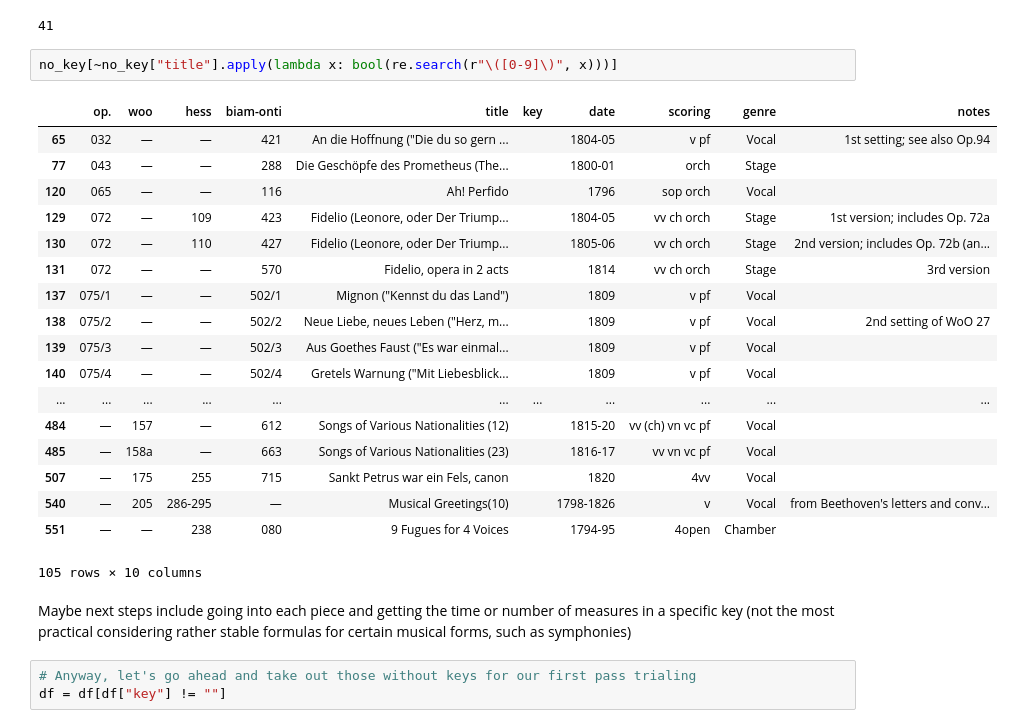
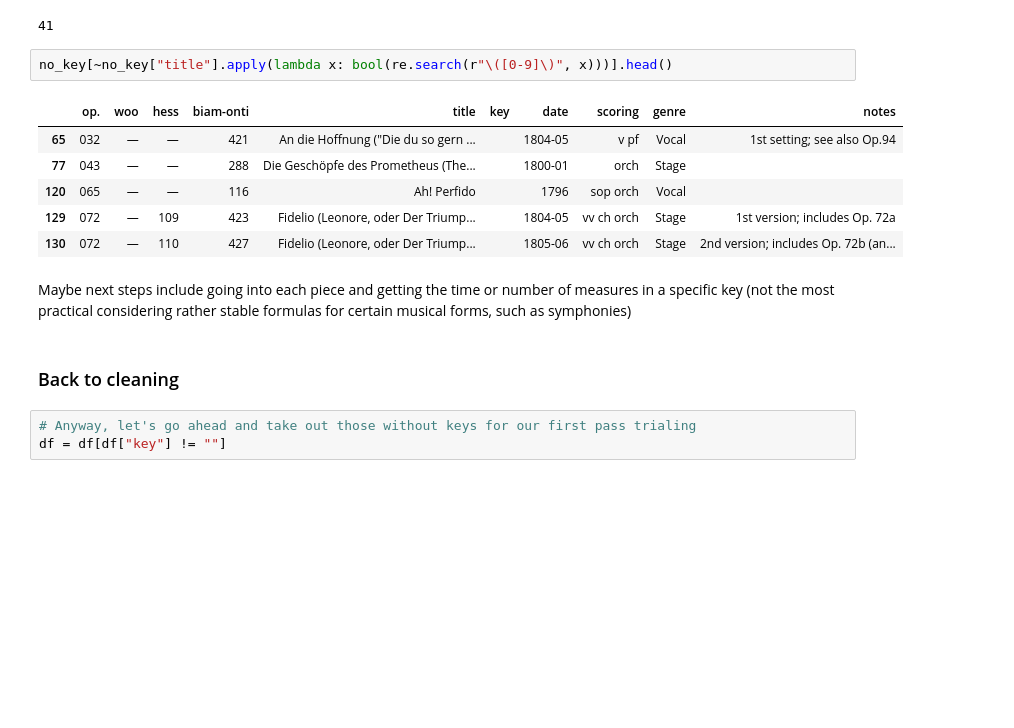
Before and after one commit to mzhang13/visualizing_beethoven_oeuvre, a Jupyter notebook: scrape_clean_data.ipynb, the cells around one changed output. Cells and saved outputs as stored; diff of their text form; blank space fills up the shorter version.

```diff
--- a/scrape_clean_data.ipynb
+++ b/scrape_clean_data.ipynb
@@ -116,28 +118,18 @@ len(no_key[no_key["title"].apply(lambda x: bool(re.search(r"\([0-9]\)", x)))])
 # %% [output]
 41
 # %%
-no_key[~no_key["title"].apply(lambda x: bool(re.search(r"\([0-9]\)", x)))]
+no_key[~no_key["title"].apply(lambda x: bool(re.search(r"\([0-9]\)", x)))].head()
 # %% [output]
 |  | op. | woo | hess | biam-onti | title | key | date | scoring | genre | notes |
 | 65 | 032 | — | — | 421 | An die Hoffnung ("Die du so gern ... |  | 1804-05 | v pf | Vocal | 1st setting; see also Op.94 |
 | 77 | 043 | — | — | 288 | Die Geschöpfe des Prometheus (The... |  | 1800-01 | orch | Stage |  |
 | 120 | 065 | — | — | 116 | Ah! Perfido |  | 1796 | sop orch | Vocal |  |
 | 129 | 072 | — | 109 | 423 | Fidelio (Leonore, oder Der Triump... |  | 1804-05 | vv ch orch | Stage | 1st version; includes Op. 72a |
 | 130 | 072 | — | 110 | 427 | Fidelio (Leonore, oder Der Triump... |  | 1805-06 | vv ch orch | Stage | 2nd version; includes Op. 72b (an... |
-| 131 | 072 | — | — | 570 | Fidelio, opera in 2 acts |  | 1814 | vv ch orch | Stage | 3rd version |
-| 137 | 075/1 | — | — | 502/1 | Mignon ("Kennst du das Land") |  | 1809 | v pf | Vocal |  |
-| 138 | 075/2 | — | — | 502/2 | Neue Liebe, neues Leben ("Herz, m... |  | 1809 | v pf | Vocal | 2nd setting of WoO 27 |
-| 139 | 075/3 | — | — | 502/3 | Aus Goethes Faust ("Es war einmal... |  | 1809 | v pf | Vocal |  |
-| 140 | 075/4 | — | — | 502/4 | Gretels Warnung ("Mit Liebesblick... |  | 1809 | v pf | Vocal |  |
-| ... | ... | ... | ... | ... | ... | ... | ... | ... | ... | ... |
-| 484 | — | 157 | — | 612 | Songs of Various Nationalities (12) |  | 1815-20 | vv (ch) vn vc pf | Vocal |  |
-| 485 | — | 158a | — | 663 | Songs of Various Nationalities (23) |  | 1816-17 | vv vn vc pf | Vocal |  |
-| 507 | — | 175 | 255 | 715 | Sankt Petrus war ein Fels, canon |  | 1820 | 4vv | Vocal |  |
-| 540 | — | 205 | 286-295 | — | Musical Greetings(10) |  | 1798-1826 | v | Vocal | from Beethoven's letters and conv... |
-| 551 | — | — | 238 | 080 | 9 Fugues for 4 Voices |  | 1794-95 | 4open | Chamber |  |
-105 rows × 10 columns
 # %% [markdown]
 Maybe next steps include going into each piece and getting the time or number of measures in a specific key (not the most practical considering rather stable formulas for certain musical forms, such as symphonies)
+# %% [markdown]
+### Back to cleaning
 # %%
 # Anyway, let's go ahead and take out those without keys for our first pass trialing
 df = df[df["key"] != ""]
```
Also changed, not shown: parts of 51 cells of this notebook.
